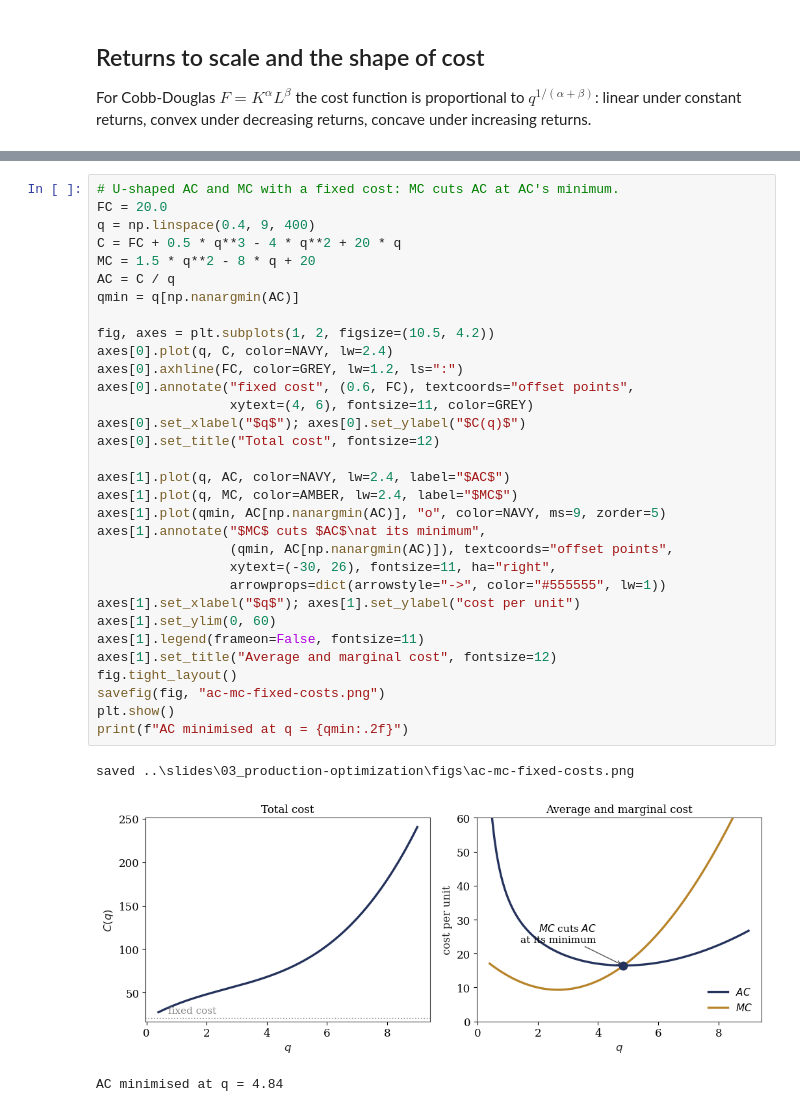
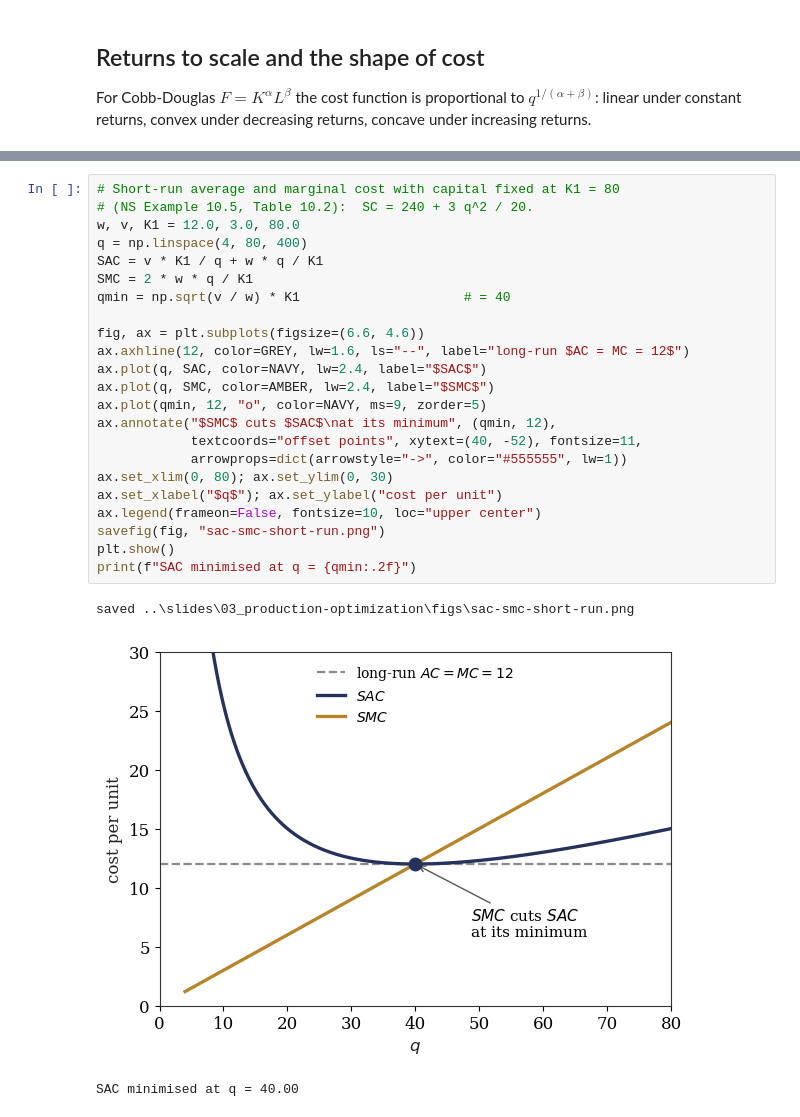
Before and after one commit to jhconning/hunter_eco701, a Jupyter notebook: notebooks/topic03_production_figures.ipynb, the cells around one changed output, grey strips where cells are left out. Drawn from its saved outputs; the diff is of its cells as text.

```diff
--- a/notebooks/topic03_production_figures.ipynb
+++ b/notebooks/topic03_production_figures.ipynb
@@ -215,38 +218,29 @@ saved ..\slides\03_production-optimization\figs\returns-to-scale-costs.png
 # %%
-# U-shaped AC and MC with a fixed cost: MC cuts AC at AC's minimum.
-FC = 20.0
-q = np.linspace(0.4, 9, 400)
-C = FC + 0.5 * q**3 - 4 * q**2 + 20 * q
-MC = 1.5 * q**2 - 8 * q + 20
-AC = C / q
-qmin = q[np.nanargmin(AC)]
+# Short-run average and marginal cost with capital fixed at K1 = 80
+# (NS Example 10.5, Table 10.2):  SC = 240 + 3 q^2 / 20.
+w, v, K1 = 12.0, 3.0, 80.0
+q = np.linspace(4, 80, 400)
+SAC = v * K1 / q + w * q / K1
+SMC = 2 * w * q / K1
+qmin = np.sqrt(v / w) * K1                     # = 40
 
-fig, axes = plt.subplots(1, 2, figsize=(10.5, 4.2))
-axes[0].plot(q, C, color=NAVY, lw=2.4)
-axes[0].axhline(FC, color=GREY, lw=1.2, ls=":")
-axes[0].annotate("fixed cost", (0.6, FC), textcoords="offset points",
-                 xytext=(4, 6), fontsize=11, color=GREY)
-axes[0].set_xlabel("$q$"); axes[0].set_ylabel("$C(q)$")
-axes[0].set_title("Total cost", fontsize=12)
-
-axes[1].plot(q, AC, color=NAVY, lw=2.4, label="$AC$")
-axes[1].plot(q, MC, color=AMBER, lw=2.4, label="$MC$")
-axes[1].plot(qmin, AC[np.nanargmin(AC)], "o", color=NAVY, ms=9, zorder=5)
-axes[1].annotate("$MC$ cuts $AC$\nat its minimum",
-                 (qmin, AC[np.nanargmin(AC)]), textcoords="offset points",
-                 xytext=(-30, 26), fontsize=11, ha="right",
-                 arrowprops=dict(arrowstyle="->", color="#555555", lw=1))
-axes[1].set_xlabel("$q$"); axes[1].set_ylabel("cost per unit")
-axes[1].set_ylim(0, 60)
-axes[1].legend(frameon=False, fontsize=11)
-axes[1].set_title("Average and marginal cost", fontsize=12)
-fig.tight_layout()
-savefig(fig, "ac-mc-fixed-costs.png")
+fig, ax = plt.subplots(figsize=(6.6, 4.6))
+ax.axhline(12, color=GREY, lw=1.6, ls="--", label="long-run $AC = MC = 12$")
+ax.plot(q, SAC, color=NAVY, lw=2.4, label="$SAC$")
+ax.plot(q, SMC, color=AMBER, lw=2.4, label="$SMC$")
+ax.plot(qmin, 12, "o", color=NAVY, ms=9, zorder=5)
+ax.annotate("$SMC$ cuts $SAC$\nat its minimum", (qmin, 12),
+            textcoords="offset points", xytext=(40, -52), fontsize=11,
+            arrowprops=dict(arrowstyle="->", color="#555555", lw=1))
+ax.set_xlim(0, 80); ax.set_ylim(0, 30)
+ax.set_xlabel("$q$"); ax.set_ylabel("cost per unit")
+ax.legend(frameon=False, fontsize=10, loc="upper center")
+savefig(fig, "sac-smc-short-run.png")
 plt.show()
-print(f"AC minimised at q = {qmin:.2f}")
+print(f"SAC minimised at q = {qmin:.2f}")
 # %% [output]
-saved ..\slides\03_production-optimization\figs\ac-mc-fixed-costs.png
+saved ..\slides\03_production-optimization\figs\sac-smc-short-run.png
-[figure, old version]
+[figure, new version]
-AC minimised at q = 4.84
+SAC minimised at q = 40.00
 # %%
 # Short-run cost curves and their lower envelope, the long-run curve.
```
Also changed, not shown: parts of 10 cells of this notebook, 15 other files.
